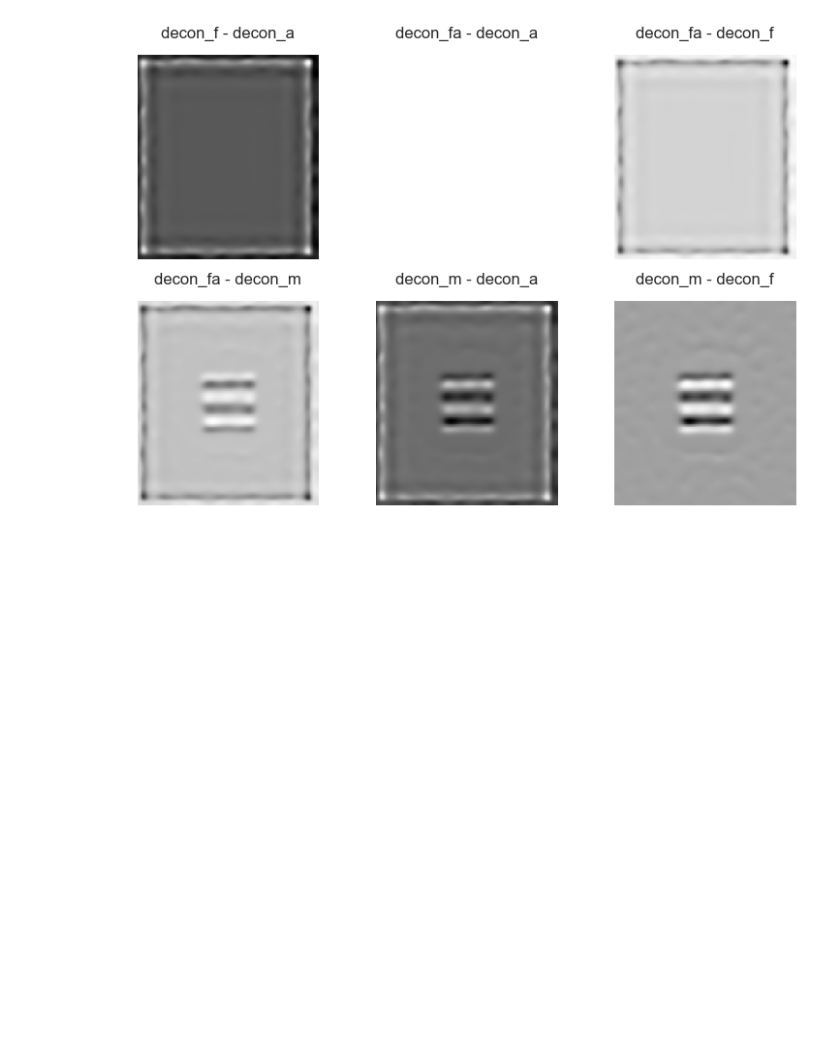
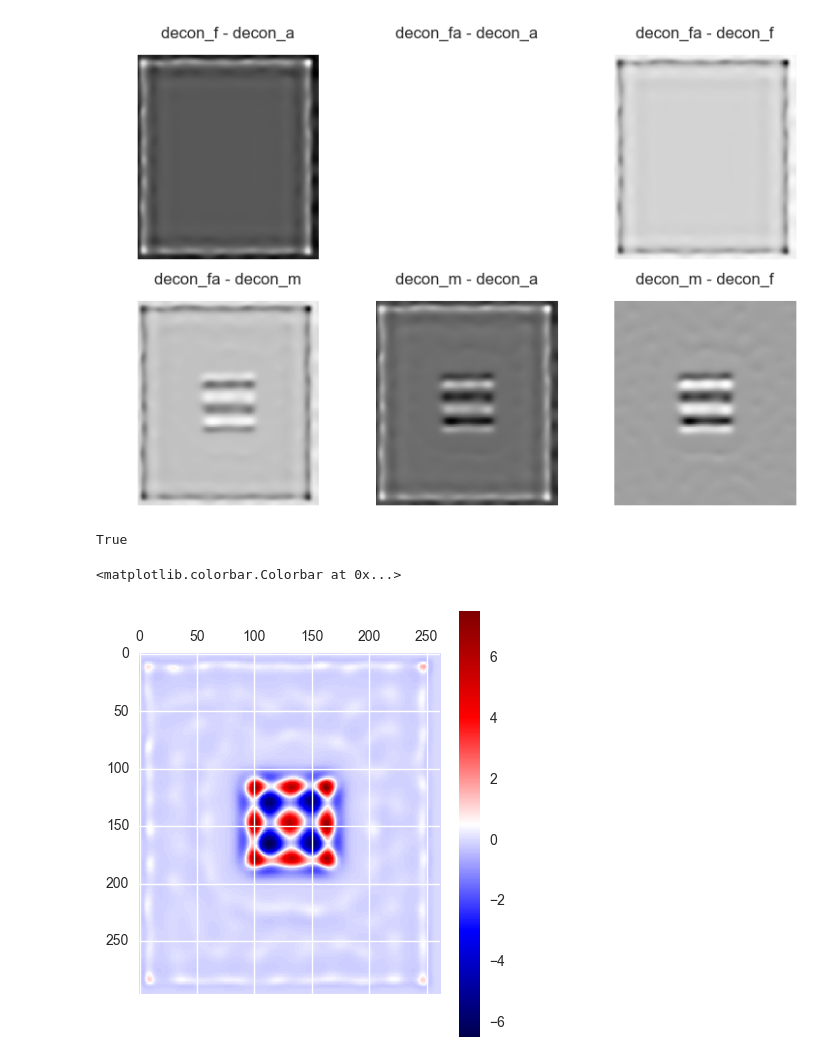
Before and after one commit to david-hoffman/pydecon, a Jupyter notebook: notebooks/RL Development Notebook.ipynb, the cells around one changed output. Cells and saved outputs as stored; diff of their text form; code cells hidden in the pictures; blank space fills up the shorter version.

Commit message:
Working, fast richardson lucy

```diff
--- a/notebooks/RL Development Notebook.ipynb
+++ b/notebooks/RL Development Notebook.ipynb
@@ -356,0 +358,10 @@ display_grid({k1 + " - " + k2:v1-v2 for (k1, v1), (k2, v2) in combinations(d.ite
+# %%
+allclose(new_rl(yy, k, 20, prediction_order=0), richardson_lucy(yy, k, 20, core=rl_core_accurate, guess=False))
+# %% [output]
+True
+# %%
+matshow(new_rl(yy, k, 20, prediction_order=2) - new_rl(yy, k, 20, prediction_order=0), cmap="seismic")
+colorbar()
+# %% [output]
+<matplotlib.colorbar.Colorbar at 0x...>
+[figure, added]
```
Also changed, not shown: parts of 9 cells of this notebook, 1 other file.
